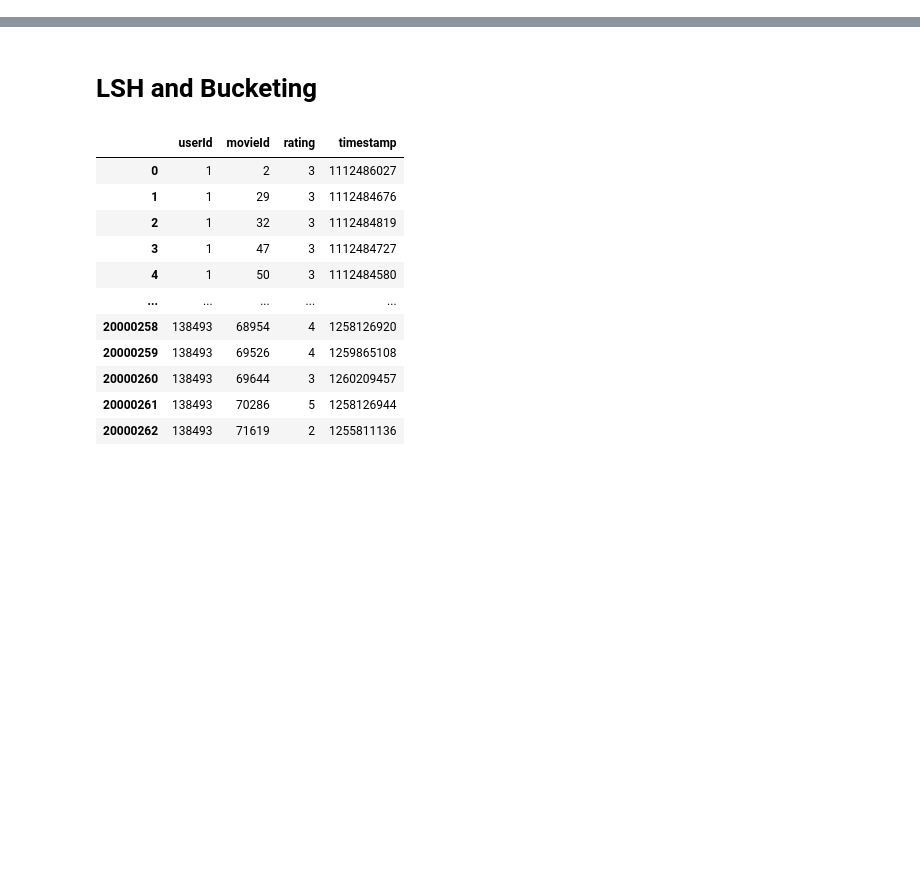
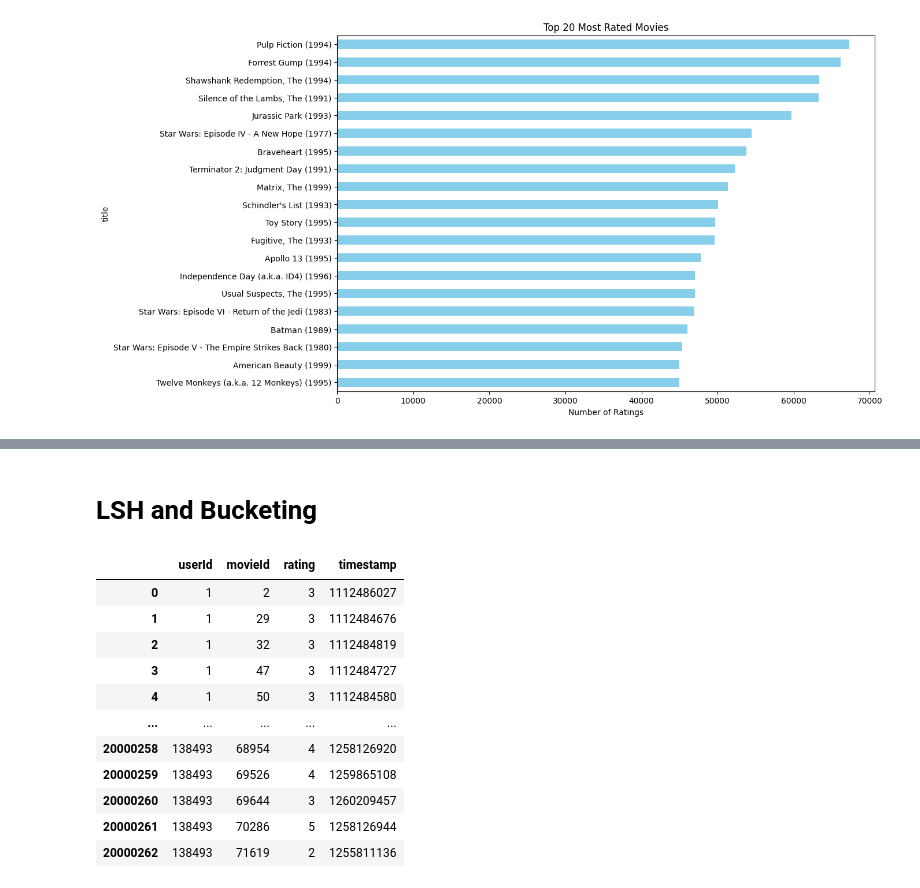
Before and after one commit to stormaref/BigData-FinalProject, a Jupyter notebook: main.ipynb, the cells around one changed output, grey strips where cells are left out. Drawn from its saved outputs; the diff is of its cells as text; code cells hidden in the pictures; blank space fills up the shorter version.

```diff
--- a/main.ipynb
+++ b/main.ipynb
@@ -12,0 +31,10 @@ import matplotlib.pyplot as plt
+# %%
+ratings_per_movie = merged_df.groupby('title').size().sort_values(ascending=False)
+plt.figure(figsize=(12, 8))
+ratings_per_movie[:20].plot(kind='barh', color='skyblue')
+plt.title('Top 20 Most Rated Movies')
+plt.xlabel('Number of Ratings')
+plt.gca().invert_yaxis()
+plt.show()
+# %% [output]
+[figure, added]
```
Also changed, not shown: parts of 7 cells of this notebook.
